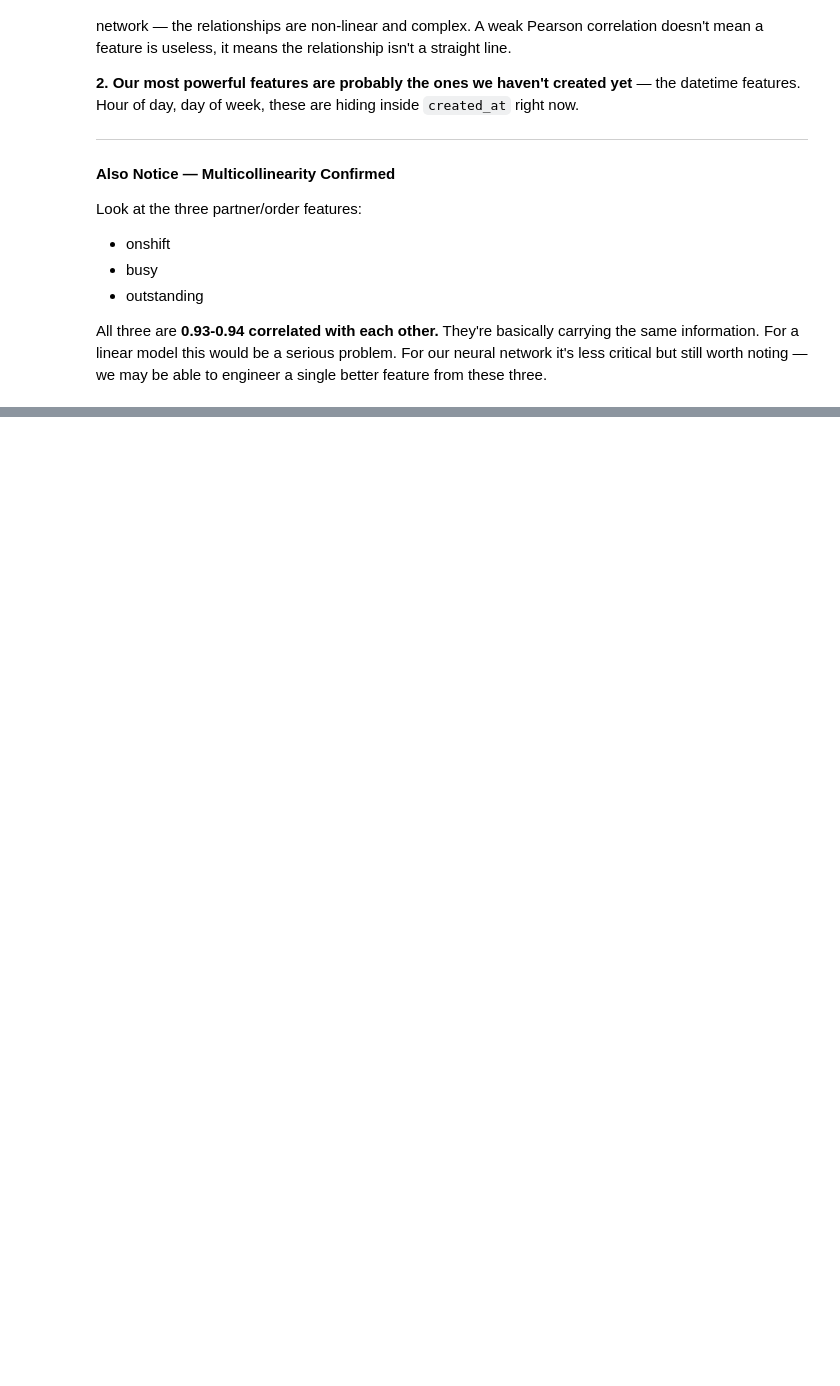
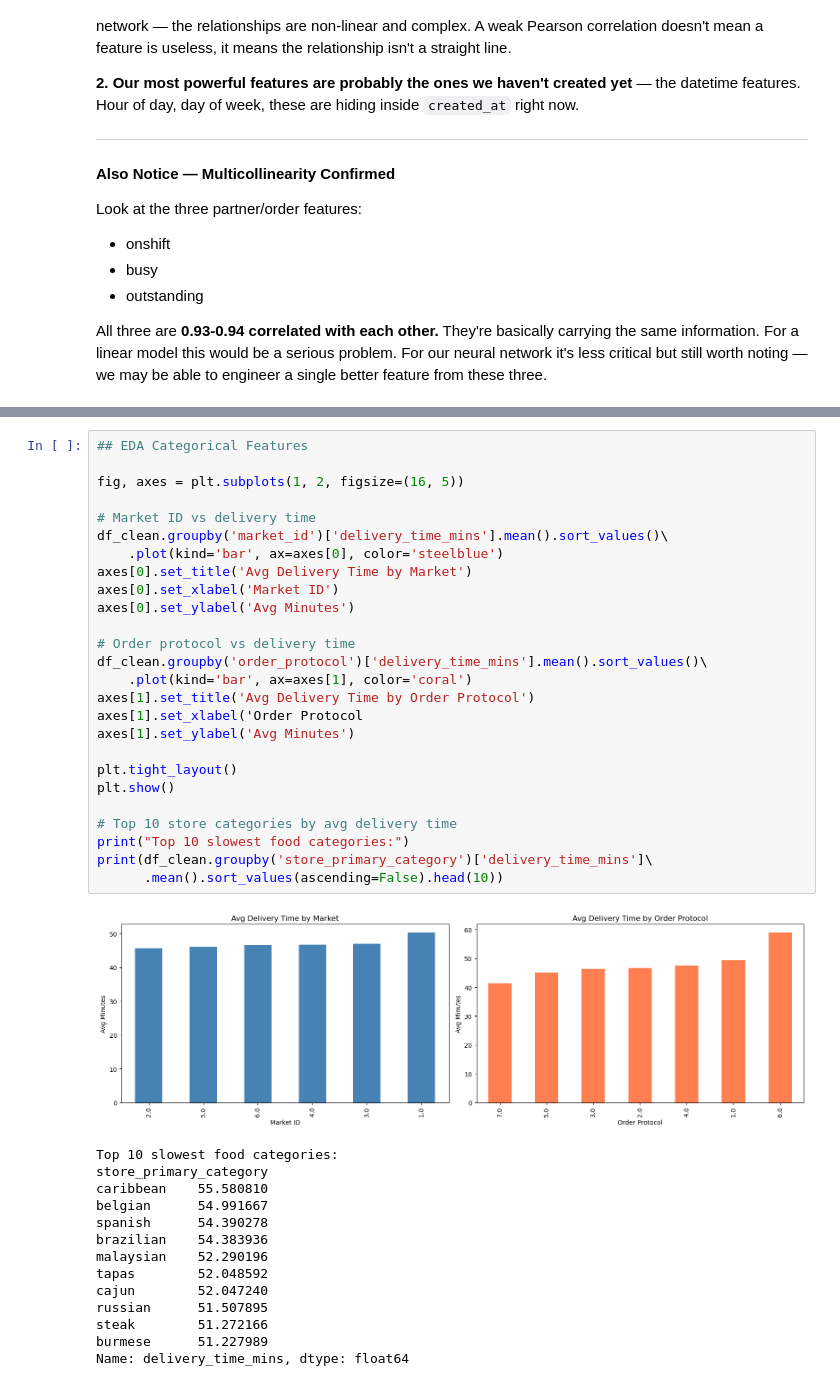
Before and after one commit to sayed-ashfaq/PorterOrg_Regression_problem, a Jupyter notebook: Porter_NN.ipynb, the cells around one changed output, grey strips where cells are left out. Cells and saved outputs as stored; diff of their text form; blank space fills up the shorter version.

```diff
--- a/Porter_NN.ipynb
+++ b/Porter_NN.ipynb
@@ -427,0 +506,41 @@ All three are **0.93-0.94 correlated with each other.** They're basically carryi
+# %%
+## EDA Categorical Features
+
+fig, axes = plt.subplots(1, 2, figsize=(16, 5))
+
+# Market ID vs delivery time
+df_clean.groupby('market_id')['delivery_time_mins'].mean().sort_values()\
+    .plot(kind='bar', ax=axes[0], color='steelblue')
+axes[0].set_title('Avg Delivery Time by Market')
+axes[0].set_xlabel('Market ID')
+axes[0].set_ylabel('Avg Minutes')
+
+# Order protocol vs delivery time
+df_clean.groupby('order_protocol')['delivery_time_mins'].mean().sort_values()\
+    .plot(kind='bar', ax=axes[1], color='coral')
+axes[1].set_title('Avg Delivery Time by Order Protocol')
+axes[1].set_xlabel('Order Protocol
+axes[1].set_ylabel('Avg Minutes')
+
+plt.tight_layout()
+plt.show()
+
+# Top 10 store categories by avg delivery time
+print("Top 10 slowest food categories:")
+print(df_clean.groupby('store_primary_category')['delivery_time_mins']\
+      .mean().sort_values(ascending=False).head(10))
+# %% [output]
+[figure, added]
+Top 10 slowest food categories:
+store_primary_category
+caribbean    55.580810
+belgian      54.991667
+spanish      54.390278
+brazilian    54.383936
+malaysian    52.290196
+tapas        52.048592
+cajun        52.047240
+russian      51.507895
+steak        51.272166
+burmese      51.227989
+Name: delivery_time_mins, dtype: float64
```
Also changed, not shown: parts of 15 cells of this notebook.
